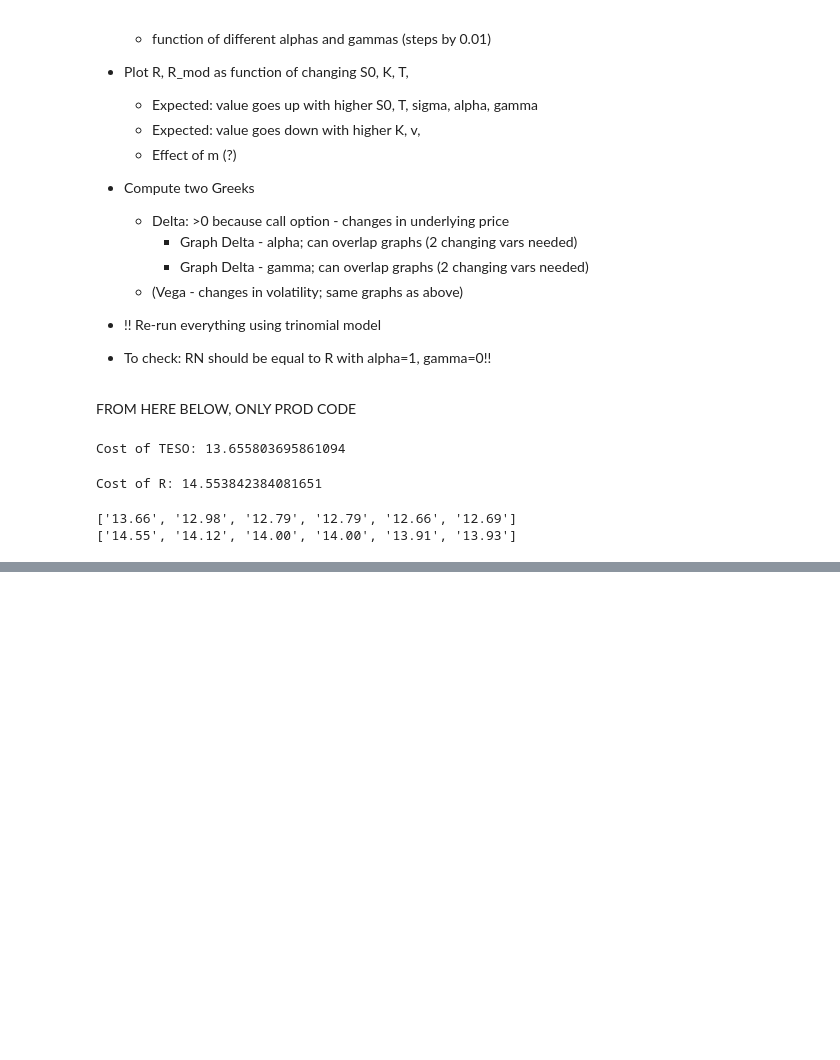
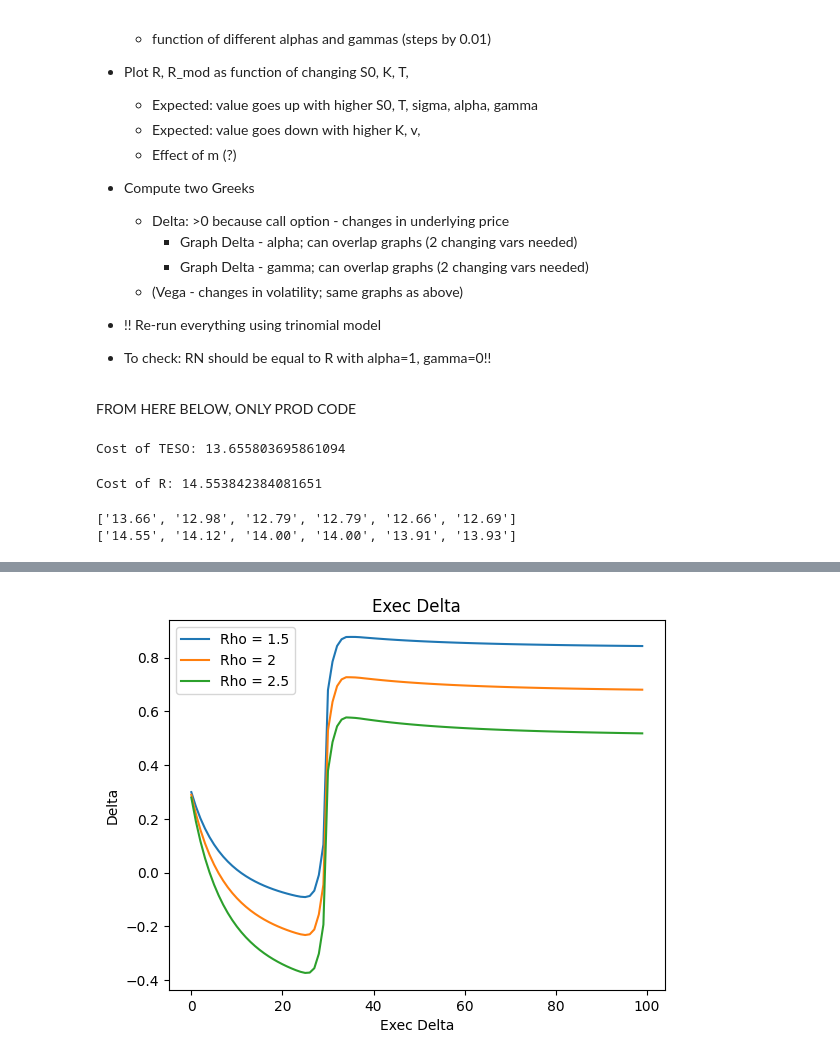
Before and after one commit to djdavor/thesis_MSc, a Jupyter notebook: code/valuation_ESOs.ipynb, the cells around one changed output, grey strips where cells are left out. Drawn from its saved outputs; the diff is of its cells as text; code cells hidden in the pictures; blank space fills up the shorter version.

```diff
--- a/code/valuation_ESOs.ipynb
+++ b/code/valuation_ESOs.ipynb
@@ -196,0 +194,17 @@ R_mod - R = 3.6399599906945905
+# %%
+#COMPUTE UTILITY (W AS INPUT) AND INVERSE OF UTILITY (U AS INPUT)
+
+#Compute power utility
+def utility(w, rho):
+    if rho == 1:
+        return np.log(w)
+    else:
+        return (w**(1-rho)) / (1-rho)
+
+
+#Compute inverse of iso-elastic utility - needed to compute CE
+def u_minus(u, rho):
+    if rho==1:
+        return np.exp(u)
+    else:
+        return (u*(1-rho))**(1/(1-rho))
@@ -250,0 +356,72 @@ print(rs)
+# %%
+## Exec Delta
+
+x = range(0, 100)
+rn_delta_e_lowest = np.zeros(len(x))
+rn_delta_e_low = np.zeros(len(x))
+rn_delta_e_med = np.zeros(len(x))
+rn_delta_e_high = np.zeros(len(x))
+esos_lowest = np.zeros(len(x))
+esos_low = np.zeros(len(x))
+esos_med = np.zeros(len(x))
+esos_high = np.zeros(len(x))
+
+'''
+rho_init = 1.1
+for i in x:
+    esos_lowest[i] = CE_rn(i, K_init, T_init, v_init, r_init, N_init_r, sigma_init, rho_init, n_s_init, n_o_init, c_init)
+
+    a = esos_lowest[i]
+    b = CE_rn(i+1,K_init, T_init, v_init, r_init, N_init_r, sigma_init, rho_init, n_s_init, n_o_init, c_init)
+    delta = (b-a)/1
+
+    rn_delta_e_lowest[i] = delta
+'''
+
+rho_init = 1.5
+for i in x:
+    esos_low[i] = CE_rn(i, K_init, T_init, v_init, r_init, N_init_r, sigma_init, rho_init, n_s_init, n_o_init, c_init)
+
+    a = esos_low[i]
+    b = CE_rn(i+1,K_init, T_init, v_init, r_init, N_init_r, sigma_init, rho_init, n_s_init, n_o_init, c_init)
+    delta = (b-a)/1
+
+    rn_delta_e_low[i] = delta
+
+
+rho_init = 2
+for i in x:
+    esos_med[i] = CE_rn(i, K_init, T_init, v_init, r_init, N_init_r, sigma_init, rho_init, n_s_init, n_o_init, c_init)
+
+    a = esos_med[i]
+    b = CE_rn(i+1,K_init, T_init, v_init, r_init, N_init_r, sigma_init, rho_init, n_s_init, n_o_init, c_init)
+    delta = (b-a)/1
+
+    rn_delta_e_med[i] = delta
+
+
+rho_init = 2.5
+for i in x:
+    esos_high[i] = CE_rn(i, K_init, T_init, v_init, r_init, N_init_r, sigma_init, rho_init, n_s_init, n_o_init, c_init)
+
+    a = esos_high[i]
+    b = CE_rn(i+1,K_init, T_init, v_init, r_init, N_init_r, sigma_init, rho_init, n_s_init, n_o_init, c_init)
+    delta = (b-a)/1
+
+    rn_delta_e_high[i] = delta
+
+
+
+# Plot the delta values
+plt.plot(x, rn_delta_e_low, label='Rho = 1.5')
+plt.plot(x, rn_delta_e_med, label='Rho = 2')
+plt.plot(x, rn_delta_e_high, label='Rho = 2.5')
+
+
+plt.xlabel('Exec Delta')
+plt.ylabel('Delta')
+plt.title('Exec Delta')
+plt.legend()
+plt.show()
+# %% [output]
+[figure, added]
```
Also changed, not shown: parts of 22 cells of this notebook, 12 other files.
